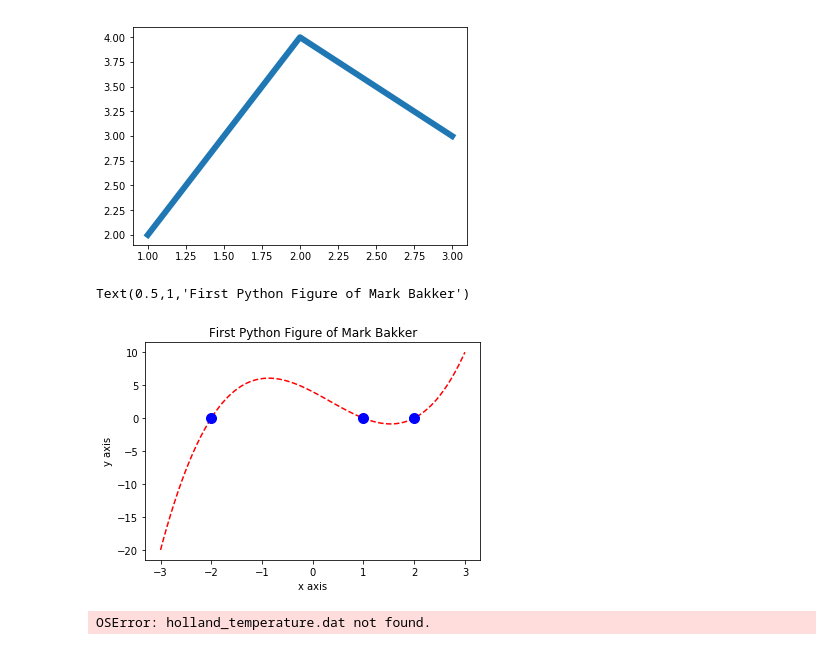
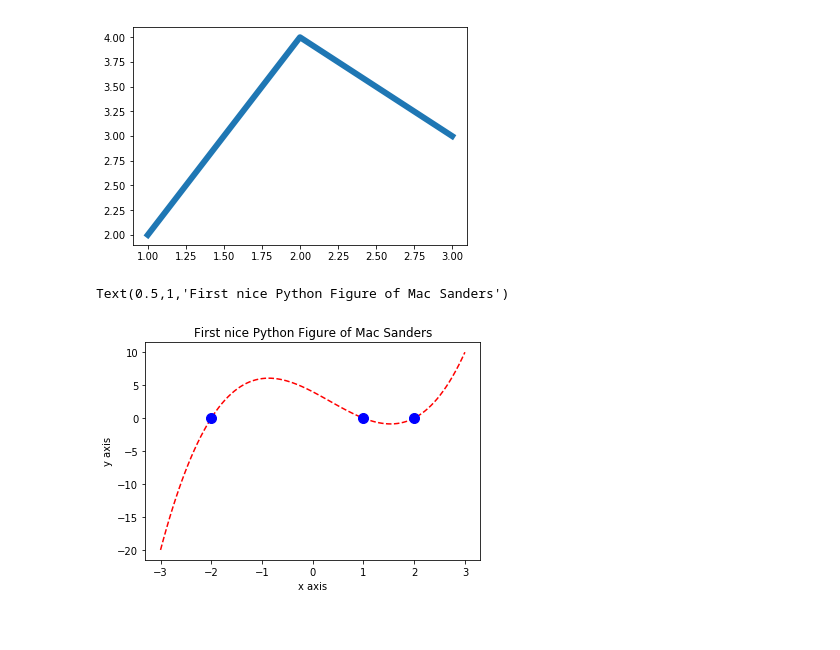
Before and after one commit to hmsand2050/astro_phys, a Jupyter notebook: notebook1_basics_plotting/Learning_1.ipynb, the cells around one changed output. Saved outputs shown, nothing was run; the diff lists cells and outputs as text; code cells hidden in the pictures.

```diff
--- a/Learning_1.ipynb
+++ b/notebook1_basics_plotting/Learning_1.ipynb
@@ -64,17 +62,11 @@ plt.plot([1,2,3], [2,4,3], linewidth = 6);
 # %%
 x = np.linspace(-3,3,100)
 y = (x+2) * (x-1) * (x-2)
 plt.plot(x,y,"r--")
 plt.plot([-2,1,2],[0,0,0],"bo",markersize=10)
 plt.xlabel("x axis")
 plt.ylabel("y axis")
-plt.title("First Python Figure of Mark Bakker")
+plt.title("First nice Python Figure of Mac Sanders")
 # %% [output]
-Text(0.5,1,'First Python Figure of Mark Bakker')
+Text(0.5,1,'First nice Python Figure of Mac Sanders')
-[figure, old version]
+[figure, new version]
-# %%
-holland = np.loadtxt("holland_temperature.dat")
-newyork = np.loadtext("newyork_temperature.dat")
-beijing = np.loadtxt("beijing_temperature.dat")
-# %% [output]
-OSError: holland_temperature.dat not found.
```
Also changed, not shown: parts of 3 cells of this notebook, 10 other files.
